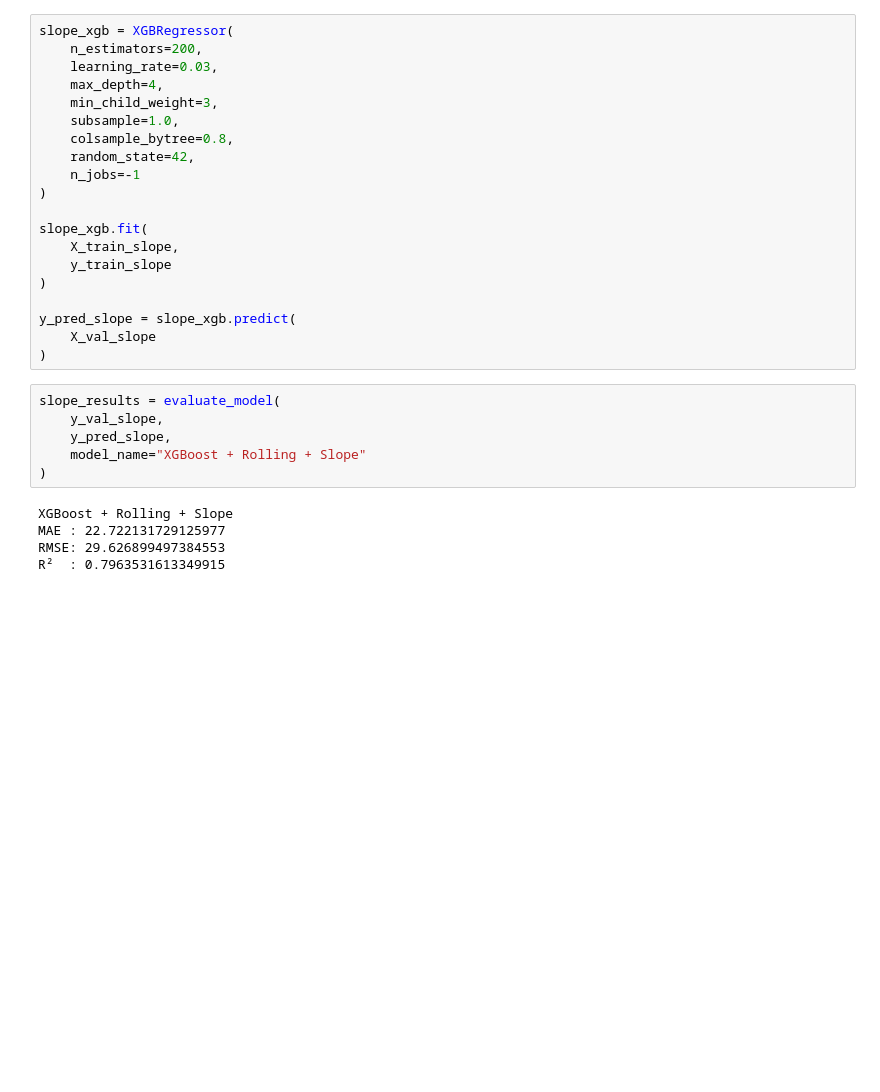
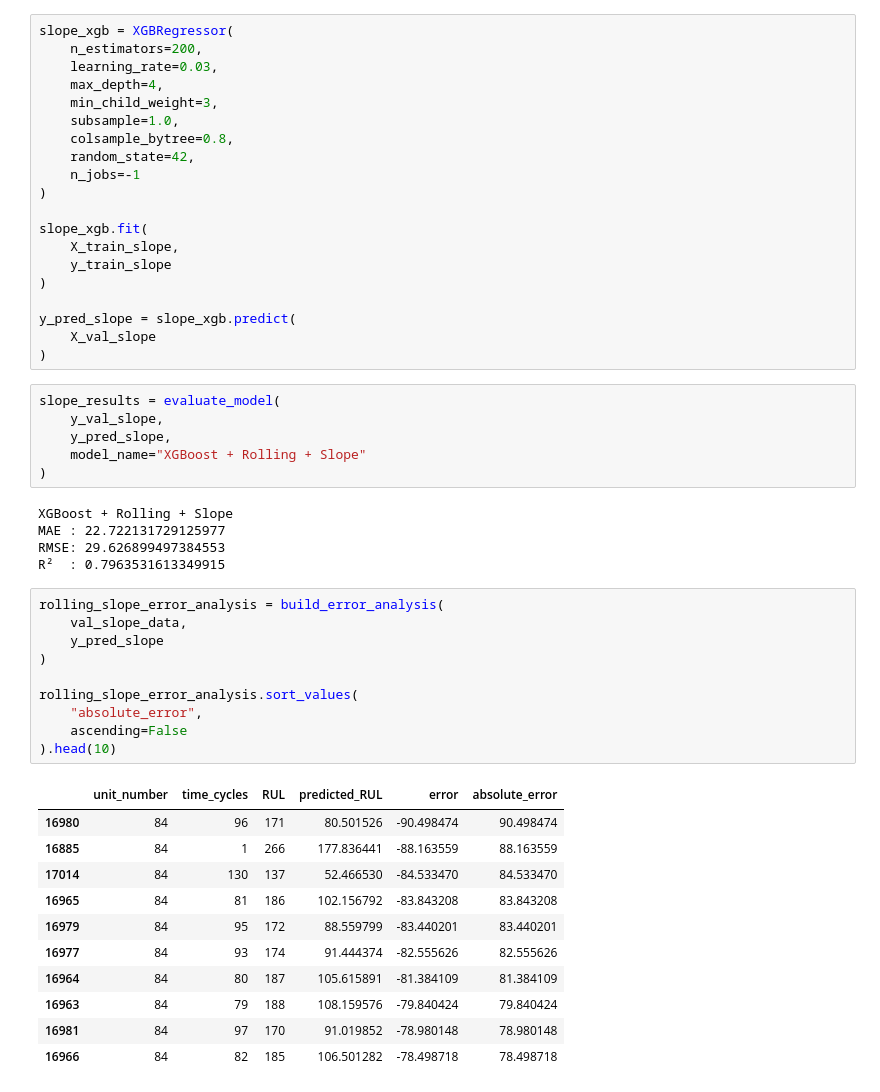
Before and after one commit to Sohilaeldally/PMPS, a Jupyter notebook: notebooks/03_baseline_modeling.ipynb, the cells around one changed output. Drawn from its saved outputs; the diff is of its cells as text; blank space fills up the shorter version.

Commit message:
Add error analysis for rolling slope predictions and display top errors

```diff
--- a/notebooks/03_baseline_modeling.ipynb
+++ b/notebooks/03_baseline_modeling.ipynb
@@ -579,3 +579,25 @@ XGBoost + Rolling + Slope
 MAE : 22.722131729125977
 RMSE: 29.626899497384553
 R²  : 0.7963531613349915
+# %%
+rolling_slope_error_analysis = build_error_analysis(
+    val_slope_data,
+    y_pred_slope
+)
+
+rolling_slope_error_analysis.sort_values(
+    "absolute_error",
+    ascending=False
+).head(10)
+# %% [output]
+|  | unit_number | time_cycles | RUL | predicted_RUL | error | absolute_error |
+| 16980 | 84 | 96 | 171 | 80.501526 | -90.498474 | 90.498474 |
+| 16885 | 84 | 1 | 266 | 177.836441 | -88.163559 | 88.163559 |
+| 17014 | 84 | 130 | 137 | 52.466530 | -84.533470 | 84.533470 |
+| 16965 | 84 | 81 | 186 | 102.156792 | -83.843208 | 83.843208 |
+| 16979 | 84 | 95 | 172 | 88.559799 | -83.440201 | 83.440201 |
+| 16977 | 84 | 93 | 174 | 91.444374 | -82.555626 | 82.555626 |
+| 16964 | 84 | 80 | 187 | 105.615891 | -81.384109 | 81.384109 |
+| 16963 | 84 | 79 | 188 | 108.159576 | -79.840424 | 79.840424 |
+| 16981 | 84 | 97 | 170 | 91.019852 | -78.980148 | 78.980148 |
+| 16966 | 84 | 82 | 185 | 106.501282 | -78.498718 | 78.498718 |
```
